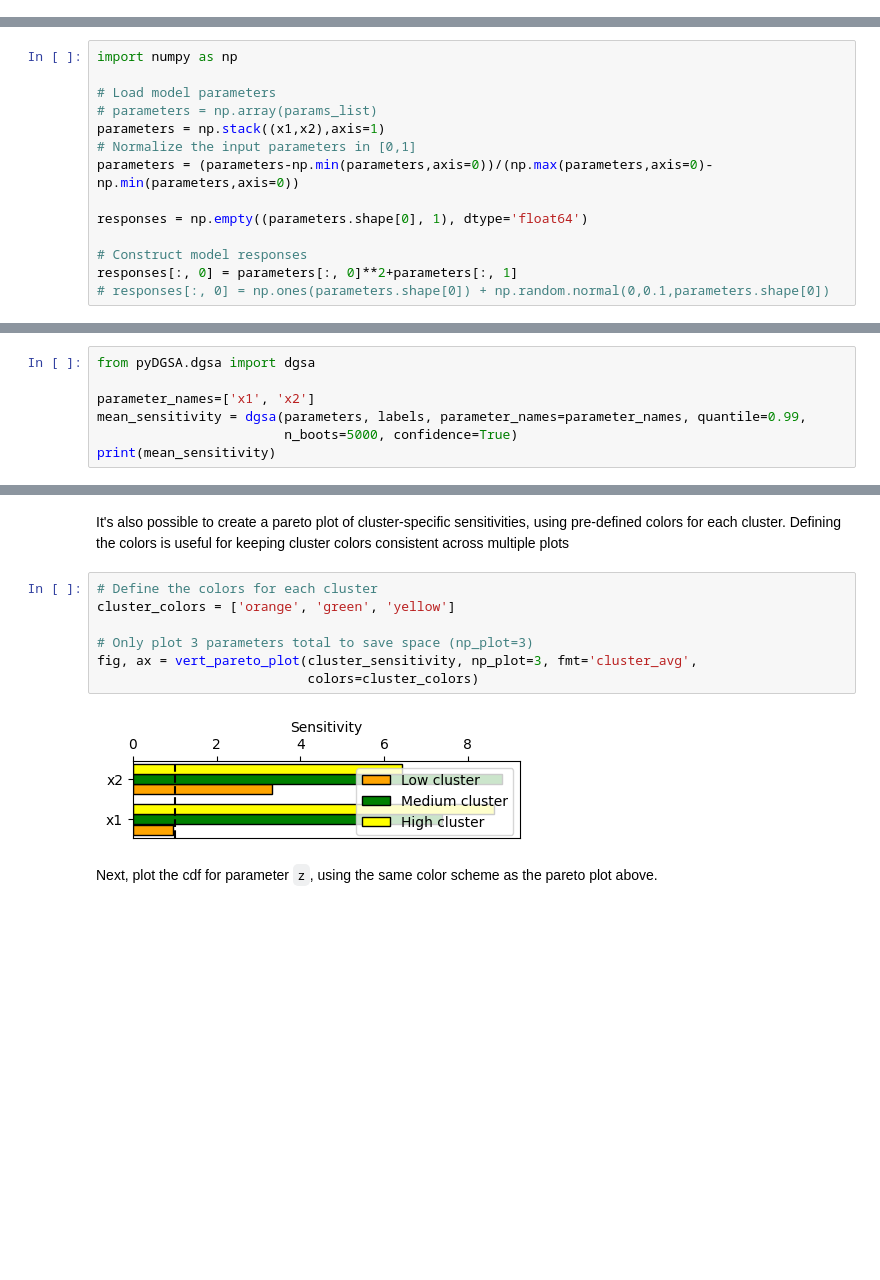
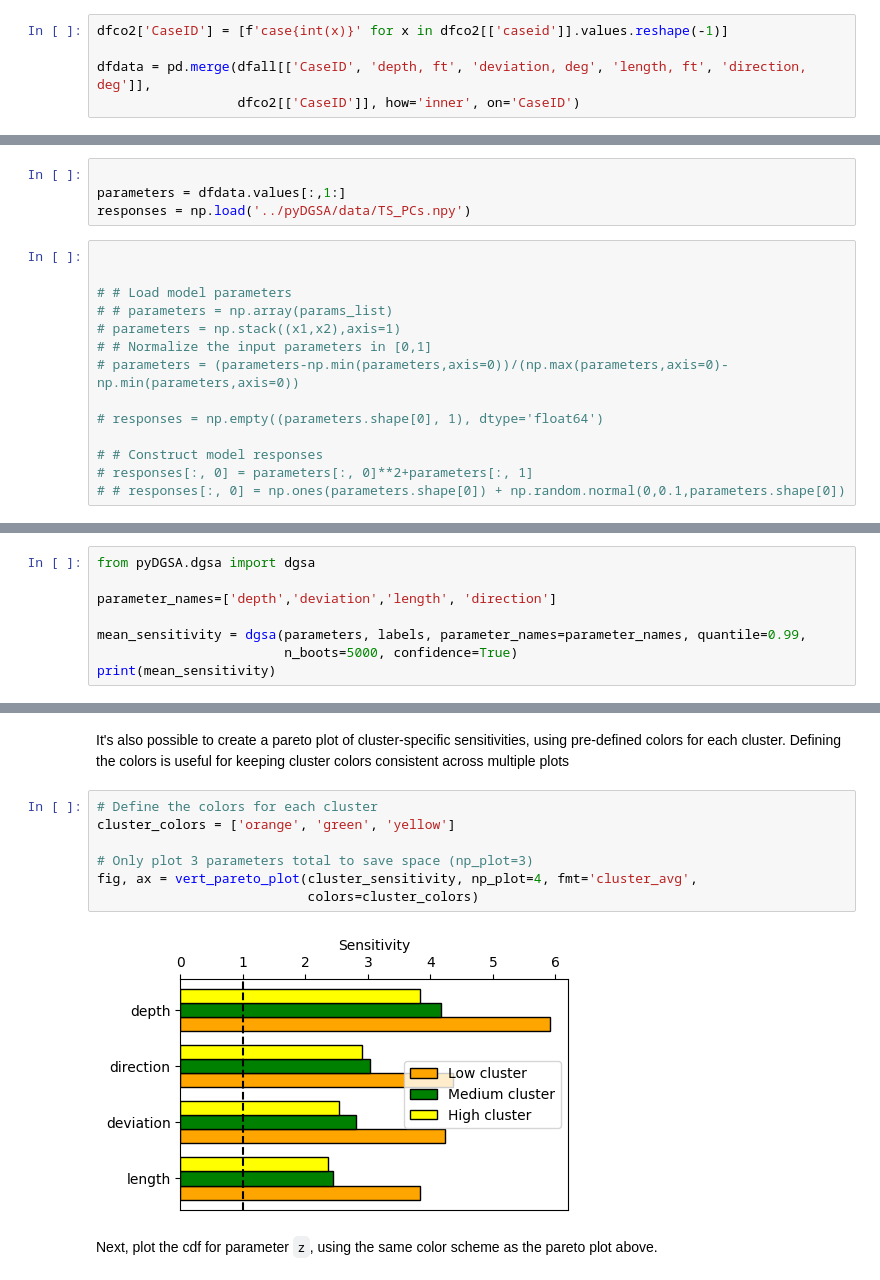
Before and after one commit to AndyStudio/pyDGSA, a Jupyter notebook: SA_ts_detailed.ipynb, the cells around one changed output, grey strips where cells are left out. Cells and saved outputs as stored; diff of their text form; blank space fills up the shorter version.

Commit message:
test cases

```diff
--- a/SA_ts_detailed.ipynb
+++ b/SA_ts_detailed.ipynb
@@ -29,0 +43,5 @@ x2 = np.linspace(1,10,num_pts)
+# %%
+dfco2['CaseID'] = [f'case{int(x)}' for x in dfco2[['caseid']].values.reshape(-1)]
+
+dfdata = pd.merge(dfall[['CaseID', 'depth, ft', 'deviation, deg', 'length, ft', 'direction, deg']],
+                  dfco2[['CaseID']], how='inner', on='CaseID')
@@ -30,17 +64,21 @@ x2 = np.linspace(1,10,num_pts)
+# %%
+
+parameters = dfdata.values[:,1:]
+responses = np.load('../pyDGSA/data/TS_PCs.npy')
 # %%
-import numpy as np
 
-# Load model parameters
-# parameters = np.array(params_list)
-parameters = np.stack((x1,x2),axis=1)
-# Normalize the input parameters in [0,1]
-parameters = (parameters-np.min(parameters,axis=0))/(np.max(parameters,axis=0)-np.min(parameters,axis=0))
 
-responses = np.empty((parameters.shape[0], 1), dtype='float64')
+# # Load model parameters
+# # parameters = np.array(params_list)
+# parameters = np.stack((x1,x2),axis=1)
+# # Normalize the input parameters in [0,1]
+# parameters = (parameters-np.min(parameters,axis=0))/(np.max(parameters,axis=0)-np.min(parameters,axis=0))
 
-# Construct model responses
-responses[:, 0] = parameters[:, 0]**2+parameters[:, 1]
-# responses[:, 0] = np.ones(parameters.shape[0]) + np.random.normal(0,0.1,parameters.shape[0])
+# responses = np.empty((parameters.shape[0], 1), dtype='float64')
+
+# # Construct model responses
+# responses[:, 0] = parameters[:, 0]**2+parameters[:, 1]
+# # responses[:, 0] = np.ones(parameters.shape[0]) + np.random.normal(0,0.1,parameters.shape[0])
 # %%
 # Now, calculate the euclidean distances between model responses
 from scipy.spatial.distance import pdist, squareform
@@ -70,7 +108,8 @@ Next, let's calculate the mean standardized  sensitivity using a specific alpha
 # %%
 from pyDGSA.dgsa import dgsa
 
-parameter_names=['x1', 'x2']
+parameter_names=['depth','deviation','length', 'direction']
+
 mean_sensitivity = dgsa(parameters, labels, parameter_names=parameter_names, quantile=0.99,
                         n_boots=5000, confidence=True)
 print(mean_sensitivity)
@@ -165,12 +246,12 @@ It's also possible to create a pareto plot of cluster-specific sensitivities, us
 # %%
 # Define the colors for each cluster
 cluster_colors = ['orange', 'green', 'yellow']
 
 # Only plot 3 parameters total to save space (np_plot=3)
-fig, ax = vert_pareto_plot(cluster_sensitivity, np_plot=3, fmt='cluster_avg',
+fig, ax = vert_pareto_plot(cluster_sensitivity, np_plot=4, fmt='cluster_avg',
                            colors=cluster_colors)
 # %% [output]
-[figure, old version]
+[figure, new version]
 # %% [markdown]
 Next, plot the cdf for parameter `z`, using the same color scheme as the pareto plot above.
 # %%
```
Also changed, not shown: parts of 20 cells of this notebook.
